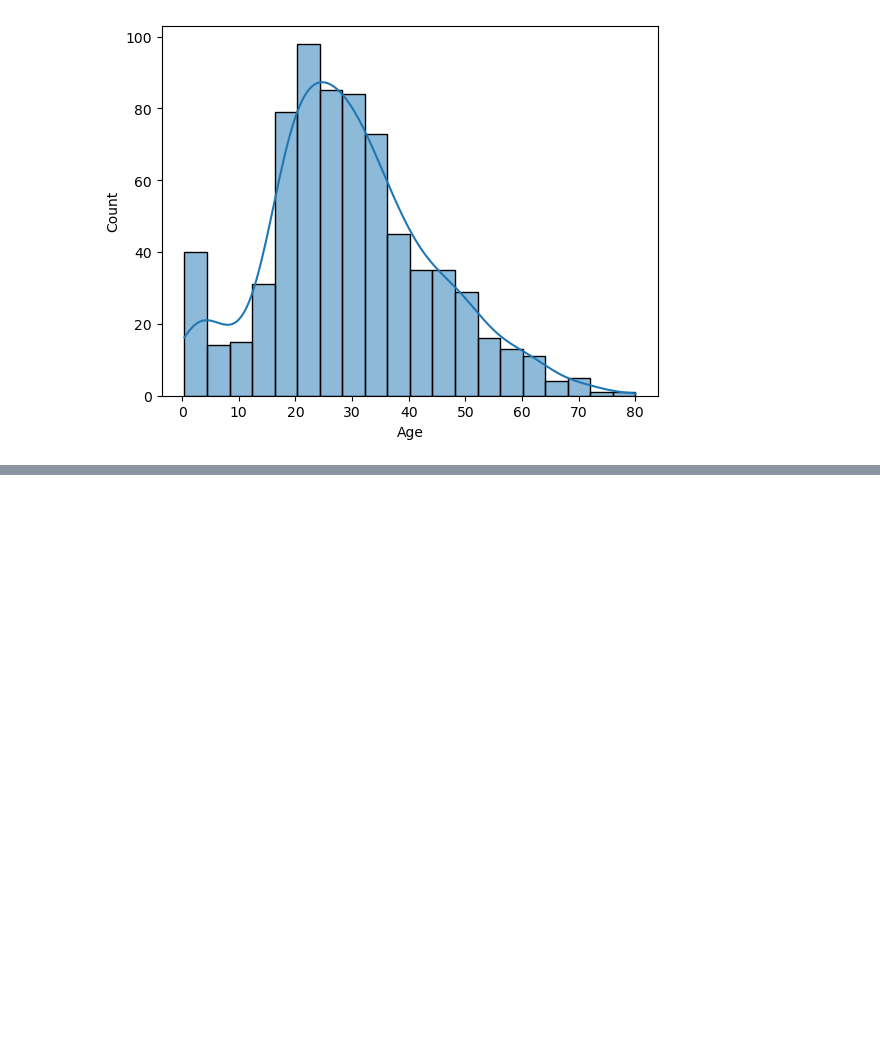
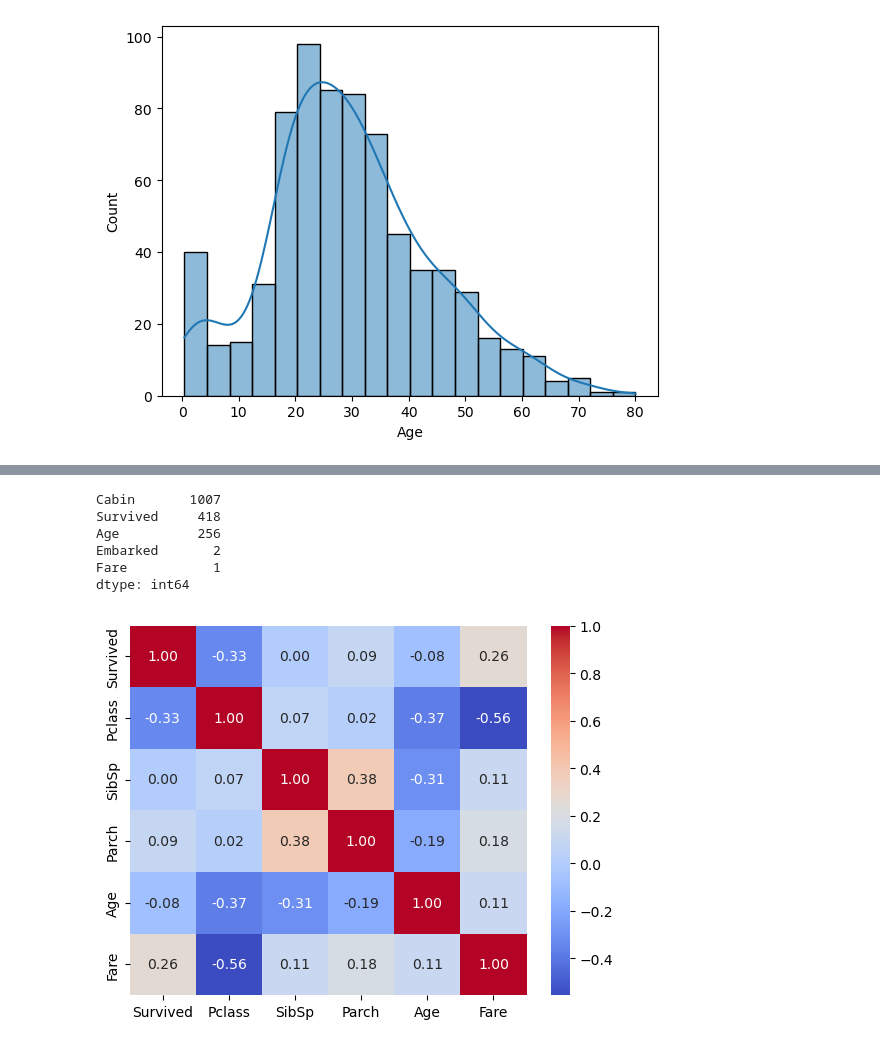
Before and after one commit to manishbhatia7/kaggle, a Jupyter notebook: input/titanic/notebook.ipynb, the cells around one changed output, grey strips where cells are left out. Saved outputs shown, nothing was run; the diff lists cells and outputs as text; code cells hidden in the pictures; blank space fills up the shorter version.

```diff
--- a/input/titanic/notebook.ipynb
+++ b/input/titanic/notebook.ipynb
@@ -90,7 +91,12 @@ sns.histplot(x='Age',data=train_df,kde=True)
 def detect_outliers(df,n,features):
     outlier_indices=[]
     for col in features:
-        Q1=np.percentile(df[col],0.25)
-        Q3=np.percentile(df[col],0.75)
+        Q1=np.percentile(df[col],25)
+        Q3=np.percentile(df[col],75)
         IQR=Q3-Q1
         outlier_step=1.5*IQR
+        outlier_list_column=df[(df[col] < Q1 - outlier_step)| (df[col] > Q3 + outlier_step)].index
+        outlier_indices.extend(outlier_list_column)
+    outlier_indices=Counter(outlier_indices)
+    multiple_outliers=list(k for k,v in outlier_indices.items() if v > n)
+    return multiple_outliers
@@ -96,0 +108,2 @@ def detect_outliers(df,n,features):
+# %%
+Outliers_to_drop=detect_outliers(train_df,2,['Age','SibSp','Parch','Fare'])
@@ -96,0 +128,2 @@ def detect_outliers(df,n,features):
+# %%
+train_df=train_df.drop(Outliers_to_drop,axis=0).reset_index(drop=True)
@@ -96,0 +133,11 @@ def detect_outliers(df,n,features):
+# %%
+dataset=dataset.fillna(np.nan)
+null_values=dataset.isnull().sum()
+null_values[null_values > 0].sort_values(ascending=False)
+# %% [output]
+Cabin       1007
+Survived     418
+Age          256
+Embarked       2
+Fare           1
+dtype: int64
@@ -96,0 +148,5 @@ def detect_outliers(df,n,features):
+# %%
+g=sns.heatmap(train_df[['Survived','Pclass','SibSp','Parch','Age','Fare']].corr(),fmt='.2f',cmap='coolwarm',annot=True)
+plt.show()
+# %% [output]
+[figure, added]
```
Also changed, not shown: parts of 8 cells of this notebook.
